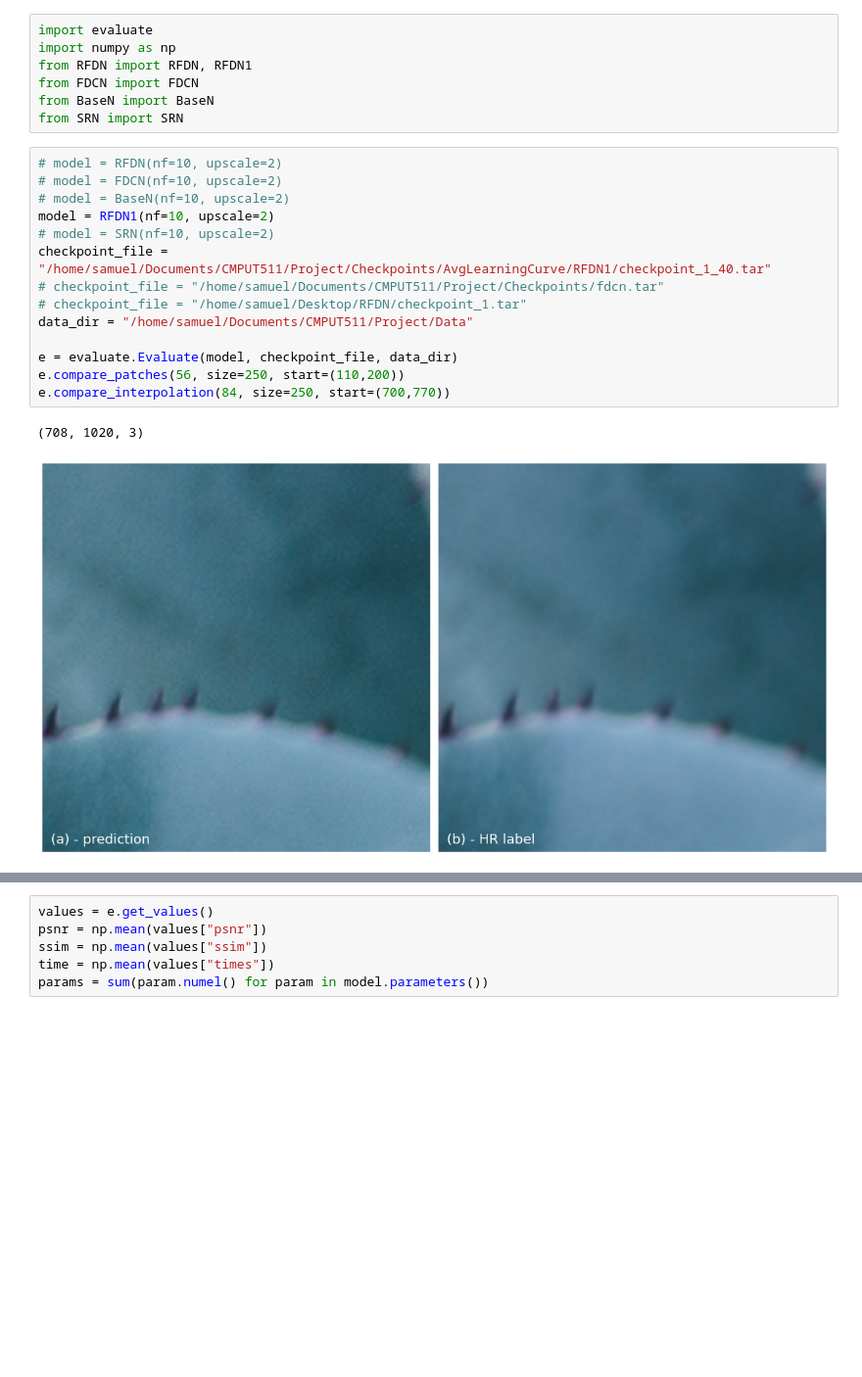
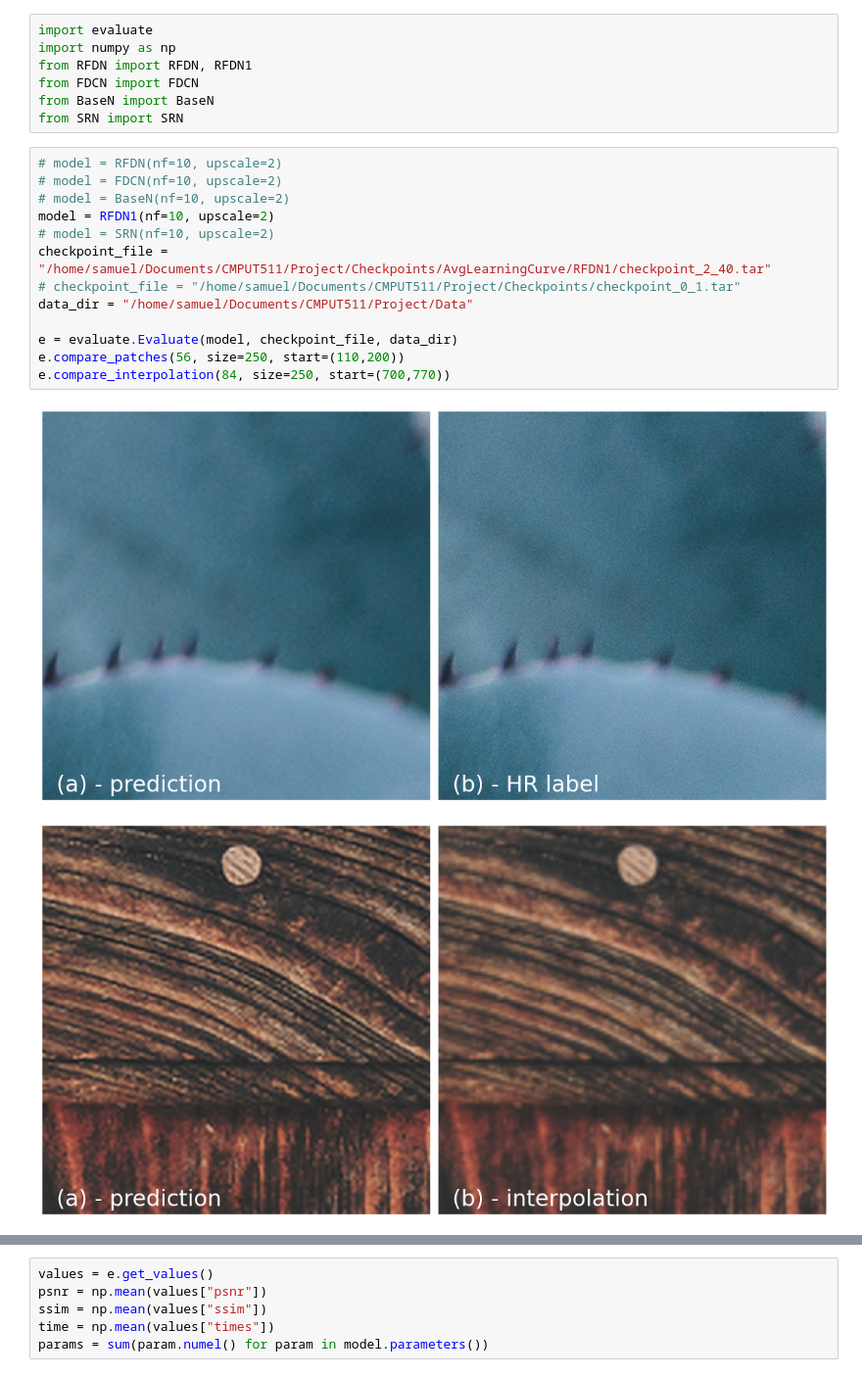
Before and after one commit to samuelfneumann/RFDN, a Jupyter notebook: eval.ipynb, the cells around one changed output, grey strips where cells are left out. Shown at 98% size. Saved outputs shown, nothing was run; the diff lists cells and outputs as text; blank space fills up the shorter version.

```diff
--- a/eval.ipynb
+++ b/eval.ipynb
@@ -8,20 +8,19 @@ from SRN import SRN
 # %%
 # model = RFDN(nf=10, upscale=2)
 # model = FDCN(nf=10, upscale=2)
 # model = BaseN(nf=10, upscale=2)
 model = RFDN1(nf=10, upscale=2)
 # model = SRN(nf=10, upscale=2)
-checkpoint_file = "/home/samuel/Documents/CMPUT511/Project/Checkpoints/AvgLearningCurve/RFDN1/checkpoint_1_40.tar"
-# checkpoint_file = "/home/samuel/Documents/CMPUT511/Project/Checkpoints/fdcn.tar"
-# checkpoint_file = "/home/samuel/Desktop/RFDN/checkpoint_1.tar"
+checkpoint_file = "/home/samuel/Documents/CMPUT511/Project/Checkpoints/AvgLearningCurve/RFDN1/checkpoint_2_40.tar"
+# checkpoint_file = "/home/samuel/Documents/CMPUT511/Project/Checkpoints/checkpoint_0_1.tar"
 data_dir = "/home/samuel/Documents/CMPUT511/Project/Data"
 
 e = evaluate.Evaluate(model, checkpoint_file, data_dir)
 e.compare_patches(56, size=250, start=(110,200))
 e.compare_interpolation(84, size=250, start=(700,770))
 # %% [output]
-(708, 1020, 3)
-[figure, old version]
+[figure, new version]
+[figure, added]
 # %%
 e.plot_lc("ssim")
 e.plot_lc("psnr")
```
Also changed, not shown: parts of 3 cells of this notebook, 9 other files.
